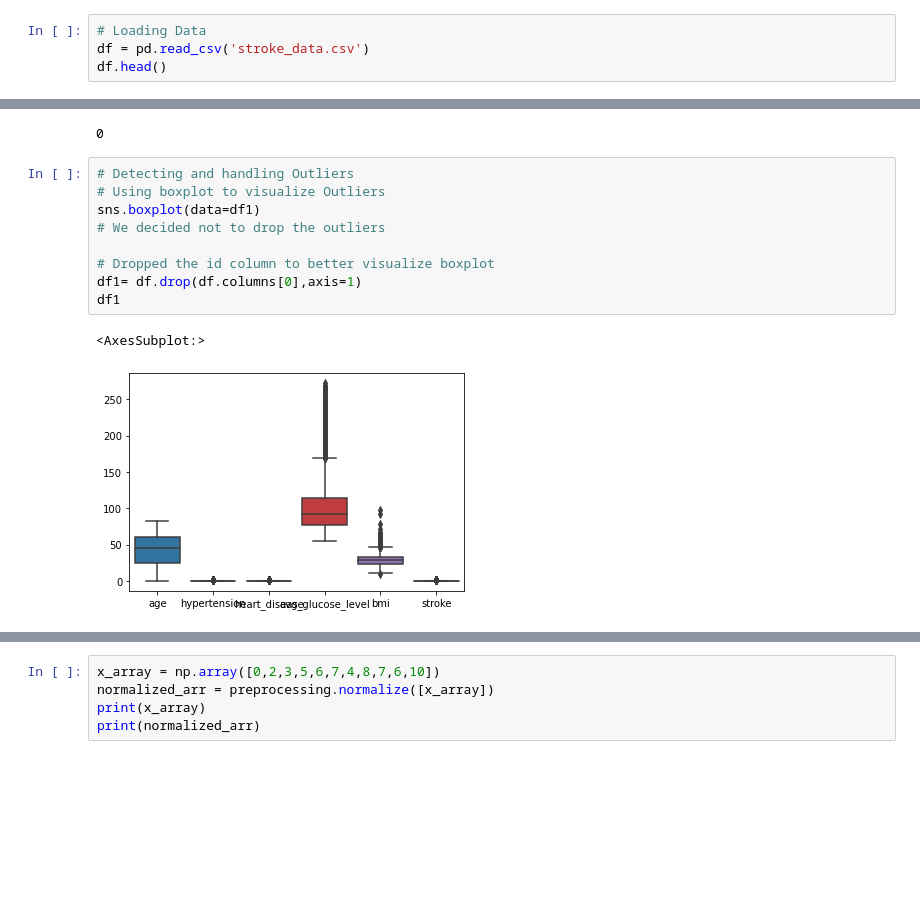
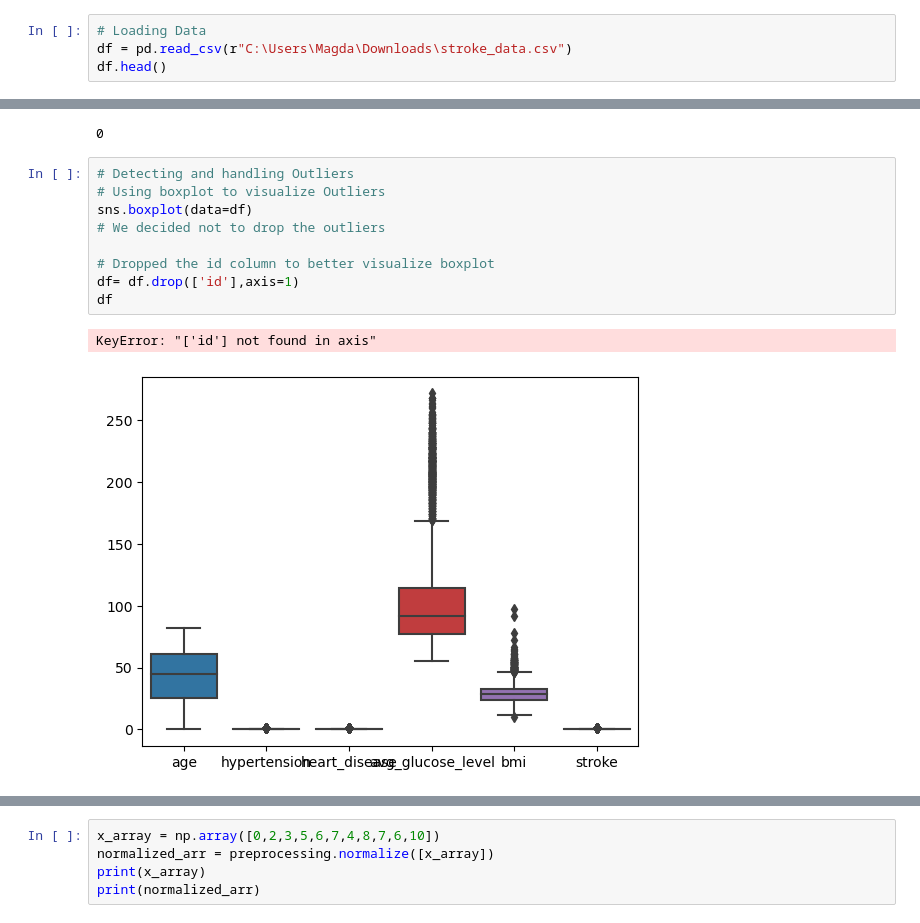
Before and after one commit to FridaOyucho/Stroke_Data_Analysis, a Jupyter notebook: Stroke_Data_Analysis.ipynb, the cells around one changed output, grey strips where cells are left out. Drawn from its saved outputs; the diff is of its cells as text; blank space fills up the shorter version.

```diff
--- a/Stroke_Data_Analysis.ipynb
+++ b/Stroke_Data_Analysis.ipynb
@@ -6,7 +6,7 @@ import seaborn as sns
 %matplotlib inline
 # %%
 # Loading Data
-df = pd.read_csv('stroke_data.csv')
+df = pd.read_csv(r"C:\Users\Magda\Downloads\stroke_data.csv")
 df.head()
 # %% [output]
 |  | id | gender | age | hypertension | heart_disease | ever_married | work_type | Residence_type | ... |
@@ -270,15 +270,15 @@ df.duplicated().sum()
 # %%
 # Detecting and handling Outliers
 # Using boxplot to visualize Outliers
-sns.boxplot(data=df1)
+sns.boxplot(data=df)
 # We decided not to drop the outliers
 
 # Dropped the id column to better visualize boxplot
-df1= df.drop(df.columns[0],axis=1)
-df1
+df= df.drop(['id'],axis=1)
+df
 # %% [output]
-<AxesSubplot:>
+KeyError: "['id'] not found in axis"
-[figure, old version]
+[figure, new version]
 # %%
 # Feature Scaling
 from sklearn import preprocessing
```
Also changed, not shown: parts of 11 cells of this notebook.
